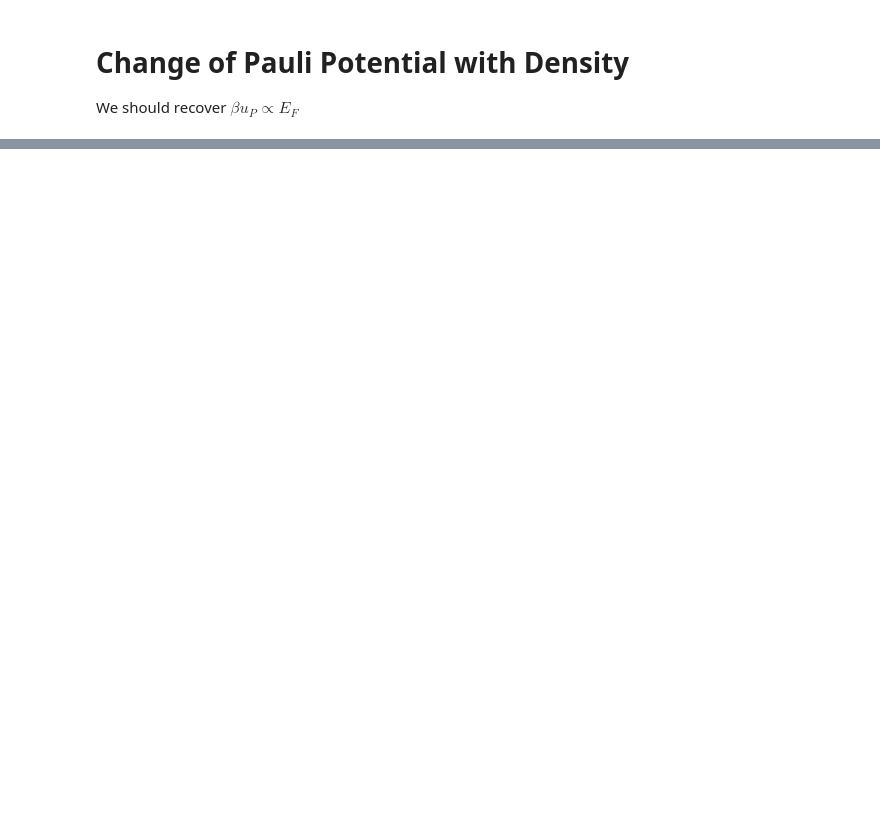
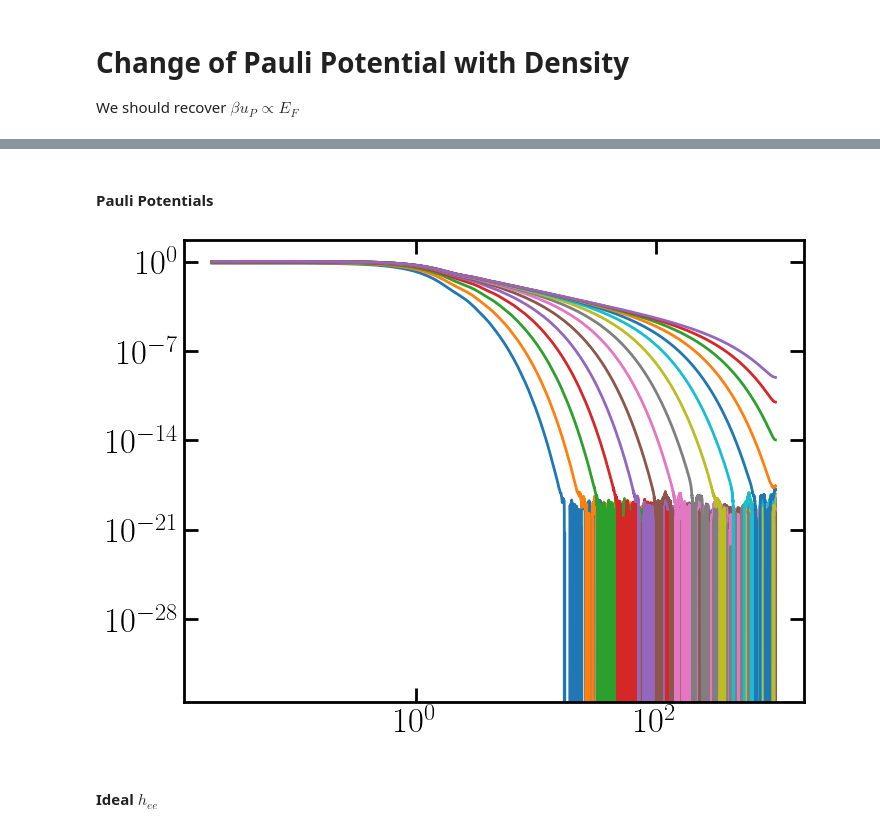
Before and after one commit to ZachAJohnson/hnc, a Jupyter notebook: testing/Jellium.ipynb, the cells around one changed output, grey strips where cells are left out. Drawn from its saved outputs; the diff is of its cells as text; code cells hidden in the pictures; blank space fills up the shorter version.

```diff
--- a/testing/Jellium.ipynb
+++ b/testing/Jellium.ipynb
@@ -144,11 +82,0 @@ Missing colon in file '~/plasma/hnc/hnc_paper.mplstyle', line 45 ("text.latex.pr
-# %%
-ε = 1e-4
-jellium_1 = jellium_func(Te_eV*(1-ε), ne_cc)
-jellium_1.run_jellium_hnc()
-jellium_2 = jellium_func(Te_eV*(1+ε), ne_cc)
-jellium_2.run_jellium_hnc()
-dT = Te_eV*2*ε
-
-d_βP_eV = -Te_eV**2*(jellium_2.βP_ee - jellium_1.βP_ee)/dT
-d_βP_AU = d_βP_eV*eV_to_AU
-d_β  = -Te_eV**2*( 1/jellium_2.jellium_hnc.Temp_matrix - 1/jellium_1.jellium_hnc.Temp_matrix)[0,0]/dT * eV_to_AU
@@ -212,7 +122,7 @@ We should recover $\beta u_P \propto E_F$
 jellium_func = lambda Te_eV, ne_cc: PLASMA(1, 1, ne_cc, 1, Te_eV, Zbar=1, find_βuee=True,
                  βu_options = {'add_bridge':False,'bridge':'ocp', 'pseudopotential':False},
                  qsp_options= {'r_c':0,'which_Tij':'geometric'},
-                 hnc_options= {'kappa_multiscale':10, 'R_max':1000,'N_bins':10000,
+                 hnc_options= {'kappa_multiscale':10, 'R_max':1000,'N_bins':50000,
                                'h_max':2e2,'oz_method':'standard'},
                  hnc_solve_options={'tol':1e-12,'alpha_Picard':0.5, 'num_iterations':1e4})
 # %%
@@ -255,18 +201,20 @@ def get_P(plasma, ε=1e-6):
 # %%
-ni_cc_list = np.geomspace(1e22,5e25,num=20)
+ni_cc_list = np.geomspace(1e22,5e25,num=15)
 Te_eV = 1
 
 βP_list = []
 P_Pauli_list = []
+E_Pauli_list = []
 h_ee_list = []
 
 for ni_cc in ni_cc_list:
     jellium = jellium_func(Te_eV, ni_cc)
     jellium.run_jellium_hnc(ideal=True)
 
-    βP_list.append( jellium.βP_uu )
+    βP_list.append( jellium.βP_ee )
     # jellium.jellium_hnc.βu_r_matrix = np.array([[jellium.βP_ee]])
     P_Pauli_list.append(  np.array(get_P(jellium)))
+    E_Pauli_list.append(  np.array(get_U(jellium)))
     h_ee_list.append([jellium.ideal_jellium_r_array, jellium.ideal_jellium_h_r])
 # %% [output]
 Te_in_eV: 1.000
@@ -275,13 +261,18 @@ TypeError: Plasma_of_Ions_and_Electrons.run_jellium_hnc() got an unexpected keyw
+# %% [markdown]
+#### Pauli Potentials
 # %%
 fig, ax  = plt.subplots()
 
 for ni_cc, βP in zip(ni_cc_list, βP_list):
     # ax.plot(jellium.hnc.r_array, np.log(βP), label=f'{ni_cc:0.3e} [1/cc] ')
     ax.plot(jellium.hnc.r_array, βP, label=f'{ni_cc:0.3e} [1/cc] ')
-    ax.plot(jellium.hnc.r_array, )
 ax.set_yscale('log')
 ax.set_xscale('log')
 # ax.legend()
+# %% [output]
+[figure, added]
+# %% [markdown]
+#### Ideal $h_{ee}$
 # %%
 fig, ax  = plt.subplots()
 
```
Also changed, not shown: parts of 27 cells of this notebook, 3 other files.
